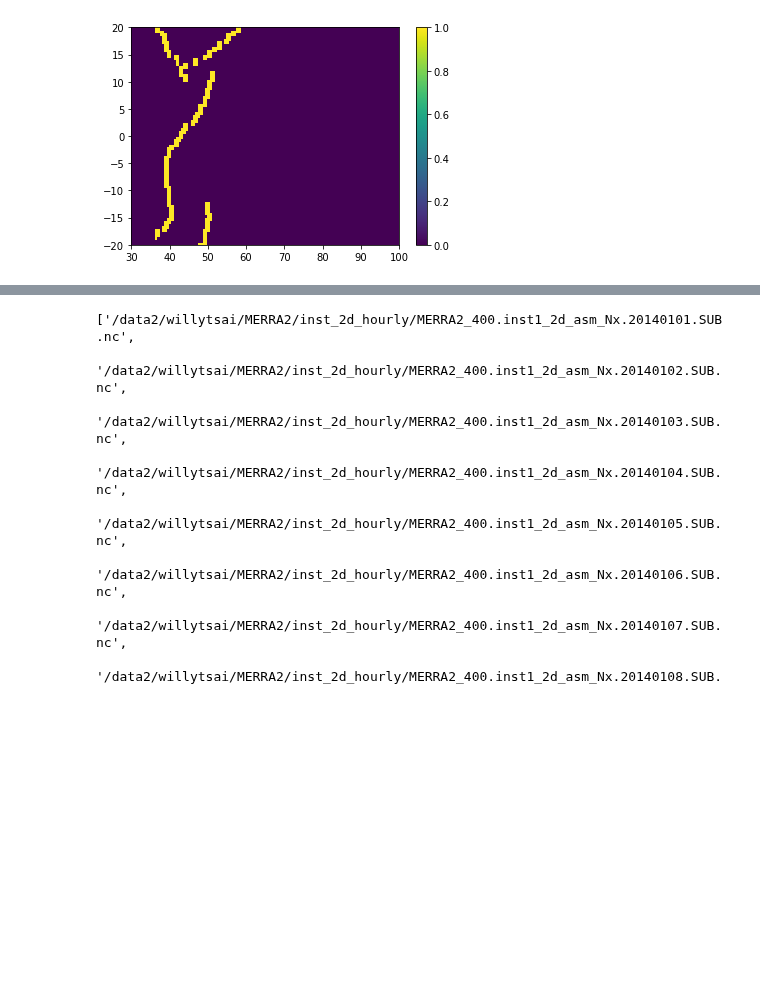
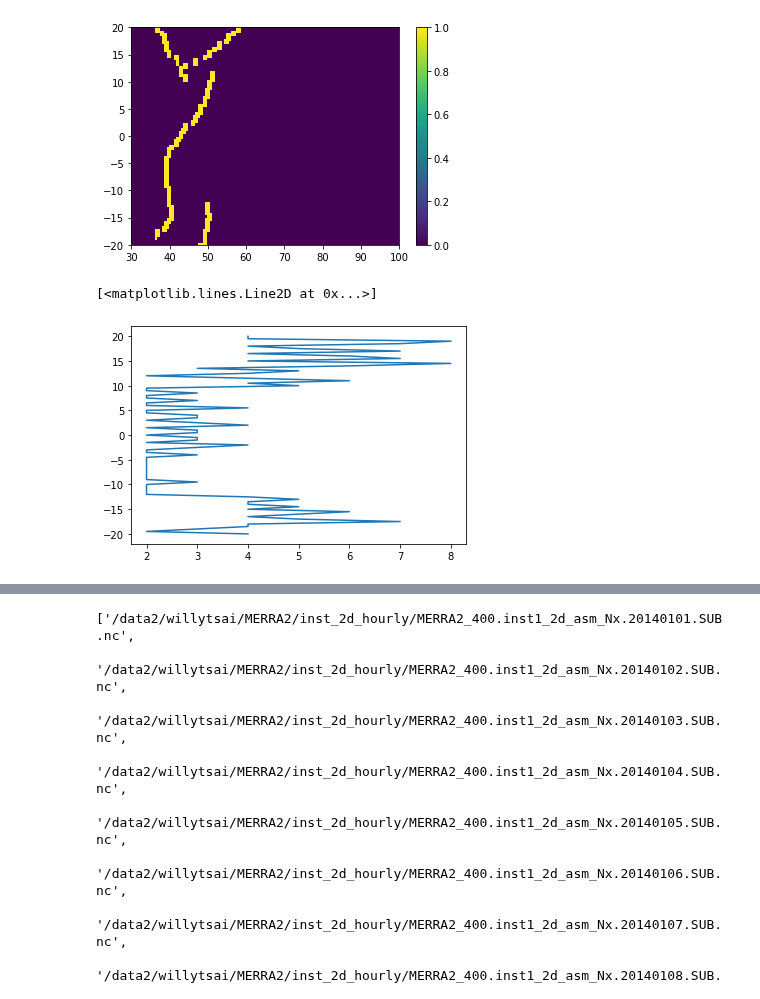
Before and after one commit to snigsam/VaporLakes, a Jupyter notebook: Coast_tagging_makePWhistogram.ipynb, the cells around one changed output, grey strips where cells are left out. Saved outputs shown, nothing was run; the diff lists cells and outputs as text; code cells hidden in the pictures; blank space fills up the shorter version.

```diff
--- a/Coast_tagging_makePWhistogram.ipynb
+++ b/Coast_tagging_makePWhistogram.ipynb
@@ -71,4 +71,12 @@ plt.colorbar()
 # %% [output]
 <matplotlib.colorbar.Colorbar at 0x...>
 [figure]
+# %%
+# Do the -diff() values add up to 1 like wieghts? Not as cast now
+plt.plot((maskweight).sum(dim="lon").squeeze(), la)
+
+#print(maskweight.sum(dim="lon"))
+# %% [output]
+[<matplotlib.lines.Line2D at 0x...>]
+[figure, added]
 # %%
```
Also changed, not shown: parts of 21 cells of this notebook, 1 other file.
